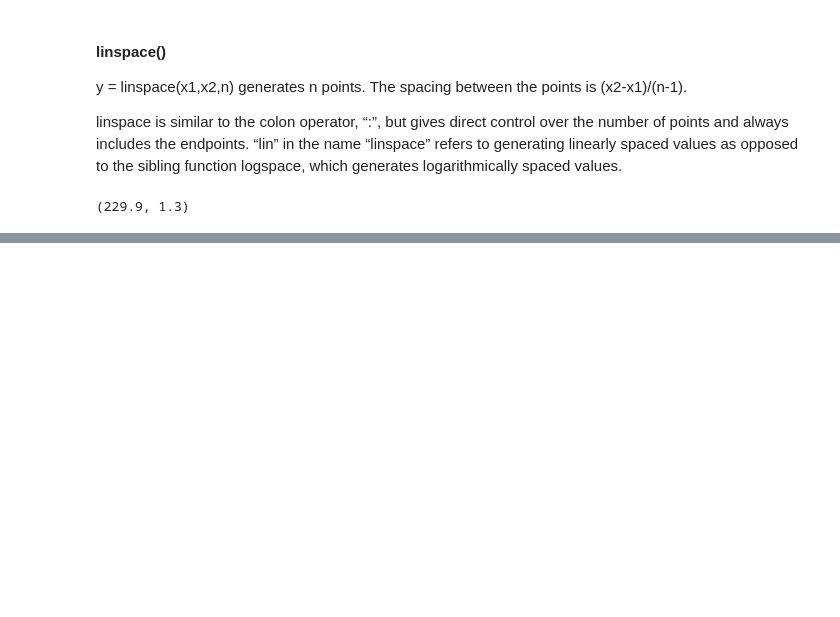
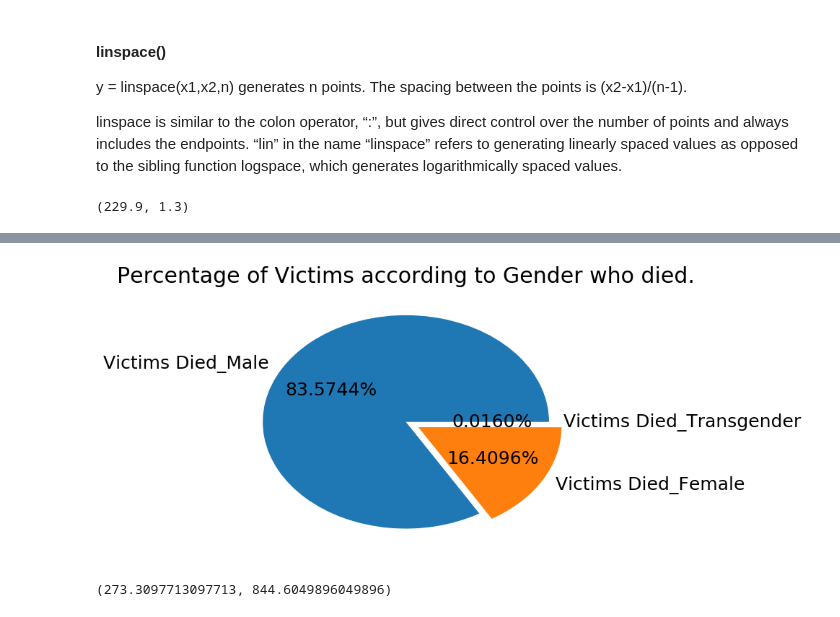
Before and after one commit to katreparitosh/Multi-Dimentional-Data-Analytics-of-Road-Accidents-in-India, a Jupyter notebook: Road-Accidents-Analysis.ipynb, the cells around one changed output, grey strips where cells are left out. Cells and saved outputs as stored; diff of their text form; code cells hidden in the pictures; blank space fills up the shorter version.

```diff
--- a/Road-Accidents-Analysis.ipynb
+++ b/Road-Accidents-Analysis.ipynb
@@ -392,0 +441,4 @@ numpy.float64
+# %%
+meanVictMale = (np.mean(df1['Victims Died_Male']))
+# %%
+meanVictFemale = (np.mean(df1['Victims Died_Female']))
@@ -392,0 +450,16 @@ numpy.float64
+# %%
+sizes = [meanVictMale, meanVictFemale, meanVictTrans]
+labels = 'Victims Died_Male', 'Victims Died_Female', 'Victims Died_Transgender'
+explode =(0, 0.1, 0)
+
+plt.pie(sizes, labels = labels, explode = explode, autopct = '%.4f%%')
+plt.title("Percentage of Victims according to Gender who died.")
+plt.show()
+# %% [output]
+[figure, added]
+# %%
+meanOffTotal = (np.mean(df1['Offenders (Driver/Pedestrian) Died_Total']))
+meanVictTotal = (np.mean(df1['Victims Died_Total']))
+meanOffTotal, meanVictTotal
+# %% [output]
+(273.3097713097713, 844.6049896049896)
```
Also changed, not shown: parts of 21 cells of this notebook.
